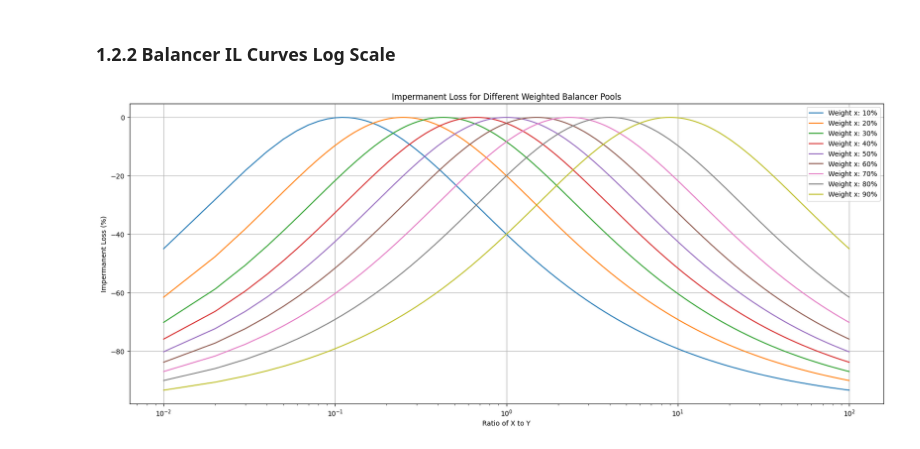
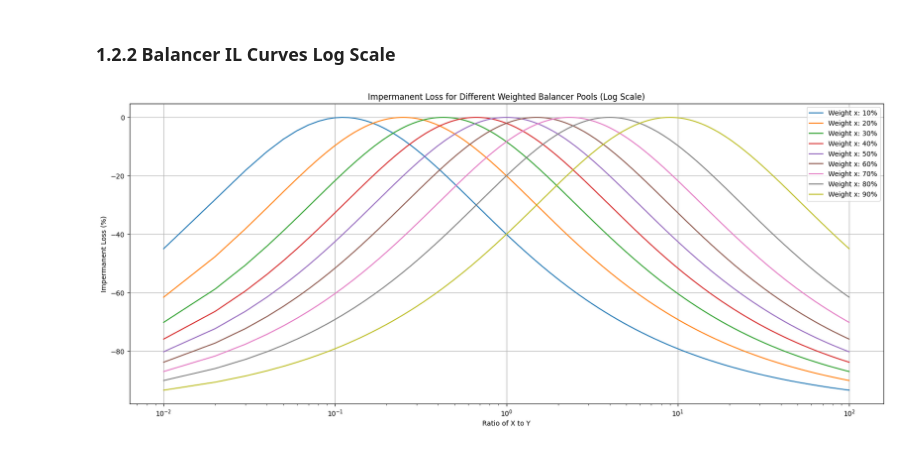
Before and after one commit to alexcraig043/math-86-final-project, a Jupyter notebook: main.ipynb, the cells around one changed output. Drawn from its saved outputs; the diff is of its cells as text; code cells hidden in the pictures.

Commit message:
added title

```diff
--- a/main.ipynb
+++ b/main.ipynb
@@ -137,25 +137,25 @@ plt.show()
 # %%
 # Define weight configurations for Balancer pools
 weights = np.arange(0.1, 1.0, 0.1)  # Weights
 
 # Sample ratios from 0.01 to 10
 ratios_balancer = np.linspace(0.01, 100, 10000)
 
 # Calculate the impermanent loss for each weight configuration
 plt.figure(figsize=(20, 8))
 
 for weight_x in weights:
     weight_y = 1 - weight_x
     initial_price_ratio = weight_x / weight_y
     impermanent_losses_balancer = [calculate_impermanent_loss(r, initial_price_ratio) for r in ratios_balancer]
     plt.plot(ratios_balancer, impermanent_losses_balancer, label=f'Weight x: {weight_x*100:.0f}%')
 
-plt.title('Impermanent Loss for Different Weighted Balancer Pools')
+plt.title('Impermanent Loss for Different Weighted Balancer Pools (Log Scale)')
 plt.xlabel('Ratio of X to Y')
 plt.xscale('log')
 plt.ylabel('Impermanent Loss (%)')
 plt.grid(True)
 plt.legend()
 plt.show()
 # %% [output]
-[figure, old version]
+[figure, new version]
```
